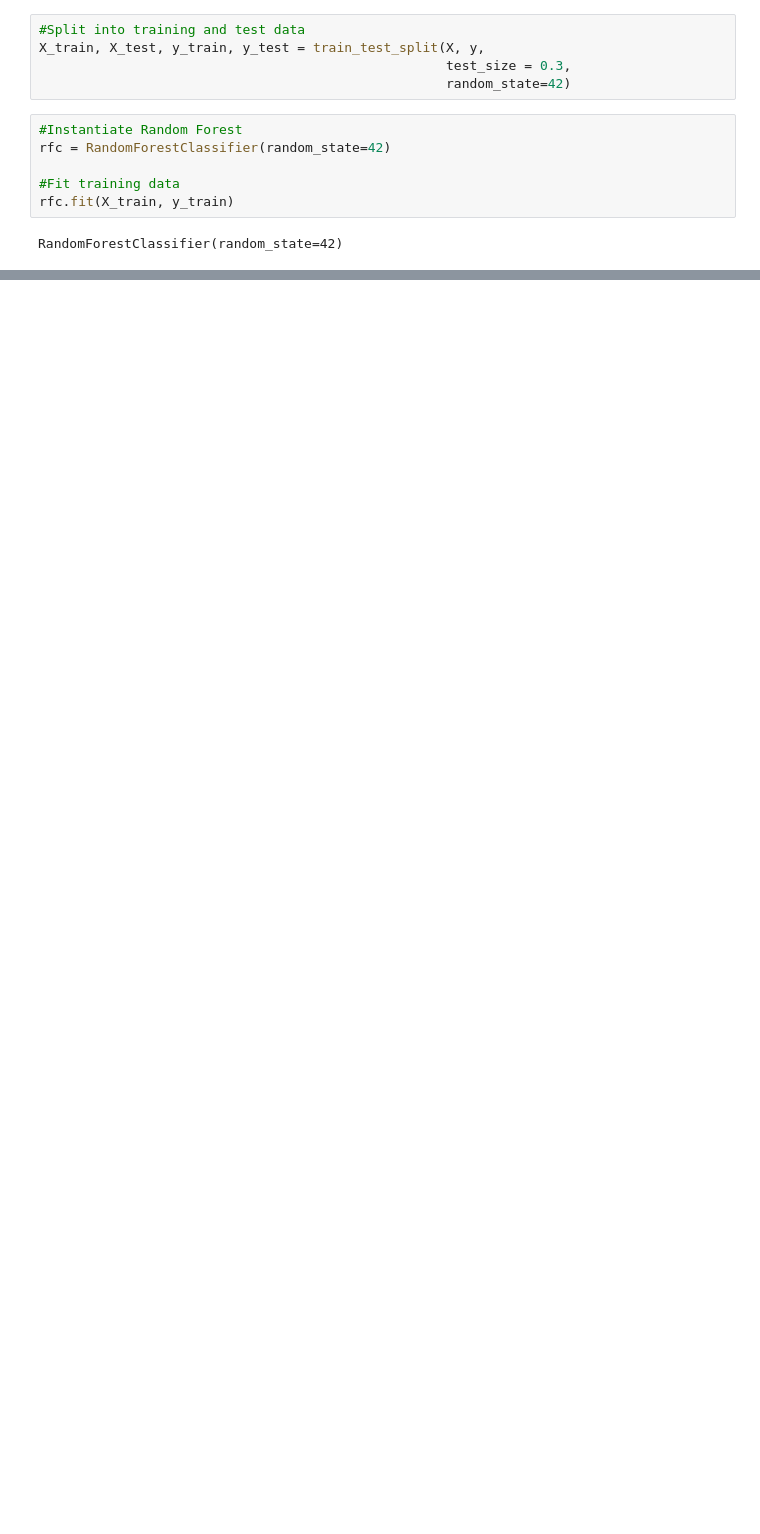
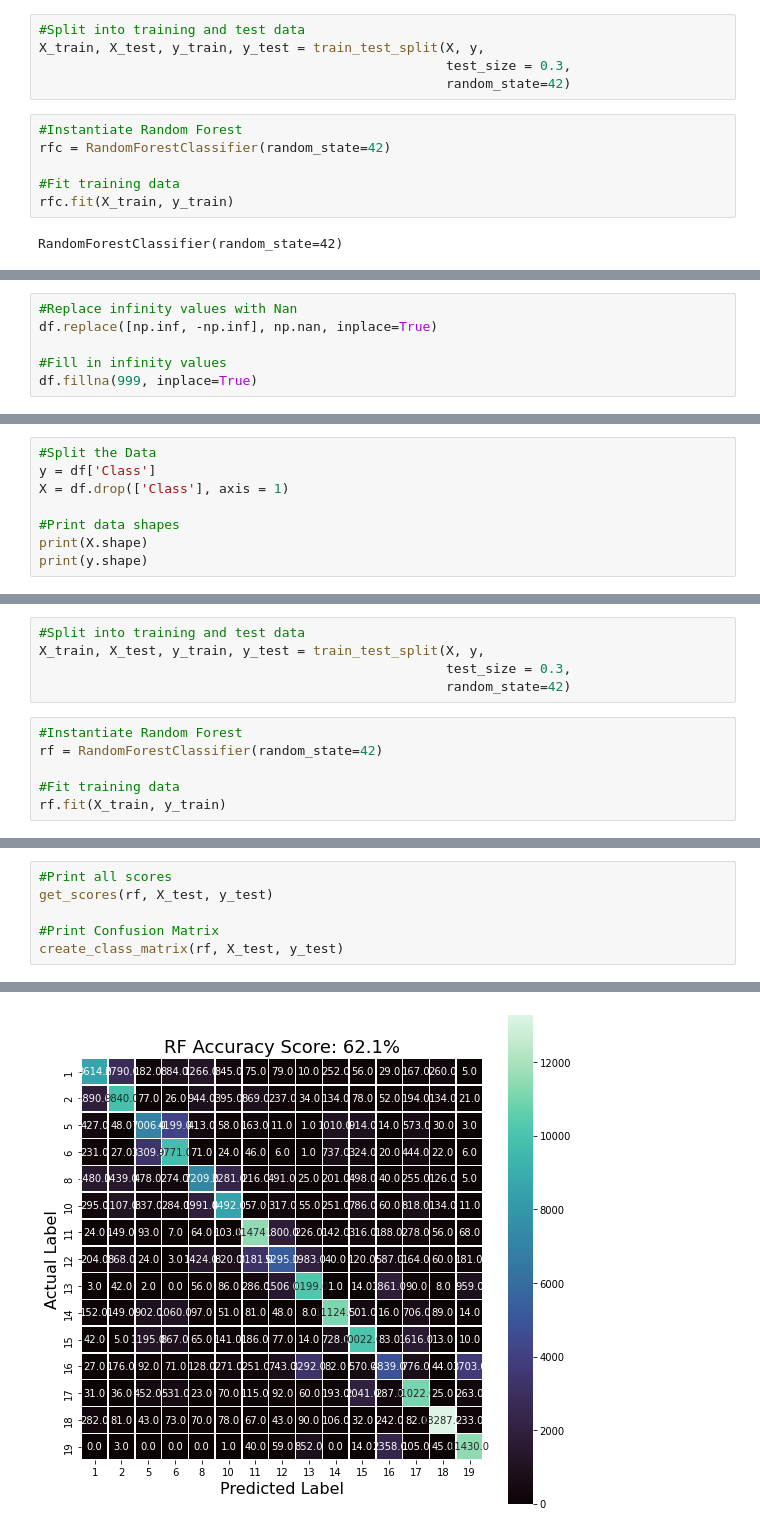
Before and after one commit to MudSnail/Land_Cover_Classification, a Jupyter notebook: Feature_Importance.ipynb, the cells around one changed output, grey strips where cells are left out. Cells and saved outputs as stored; diff of their text form; blank space fills up the shorter version.

```diff
--- a/Feature_Importance.ipynb
+++ b/Feature_Importance.ipynb
@@ -254,0 +296,6 @@ fig.tight_layout()
+# %%
+#Replace infinity values with Nan
+df.replace([np.inf, -np.inf], np.nan, inplace=True)
+
+#Fill in infinity values
+df.fillna(999, inplace=True)
@@ -254,0 +319,8 @@ fig.tight_layout()
+# %%
+#Split the Data
+y = df['Class']
+X = df.drop(['Class'], axis = 1)
+
+#Print data shapes
+print(X.shape)
+print(y.shape)
@@ -254,0 +330,11 @@ fig.tight_layout()
+# %%
+#Split into training and test data
+X_train, X_test, y_train, y_test = train_test_split(X, y,
+                                                    test_size = 0.3,
+                                                    random_state=42)
+# %%
+#Instantiate Random Forest
+rf = RandomForestClassifier(random_state=42)
+
+#Fit training data
+rf.fit(X_train, y_train)
@@ -254,0 +343,7 @@ fig.tight_layout()
+# %%
+#Print all scores
+get_scores(rf, X_test, y_test)
+
+#Print Confusion Matrix
+create_class_matrix(rf, X_test, y_test)
+# %% [output]
@@ -254,0 +367 @@ fig.tight_layout()
+[figure, added]
```
Also changed, not shown: parts of 23 cells of this notebook.
